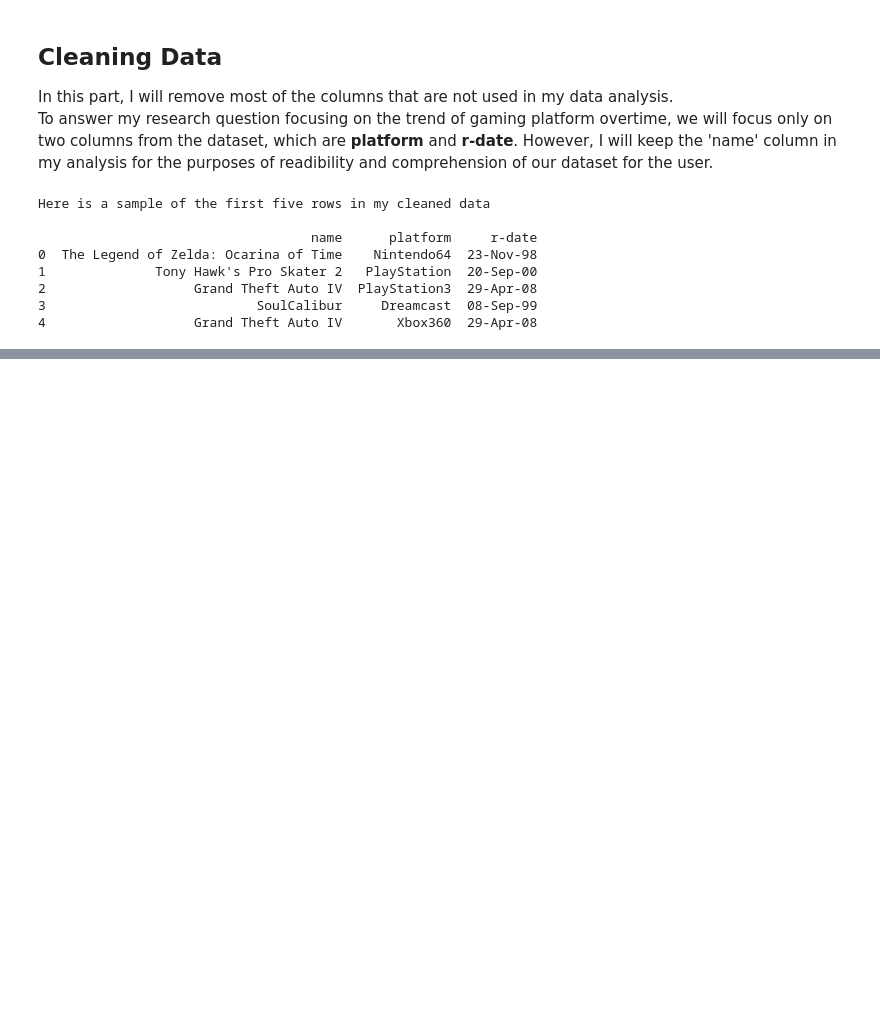
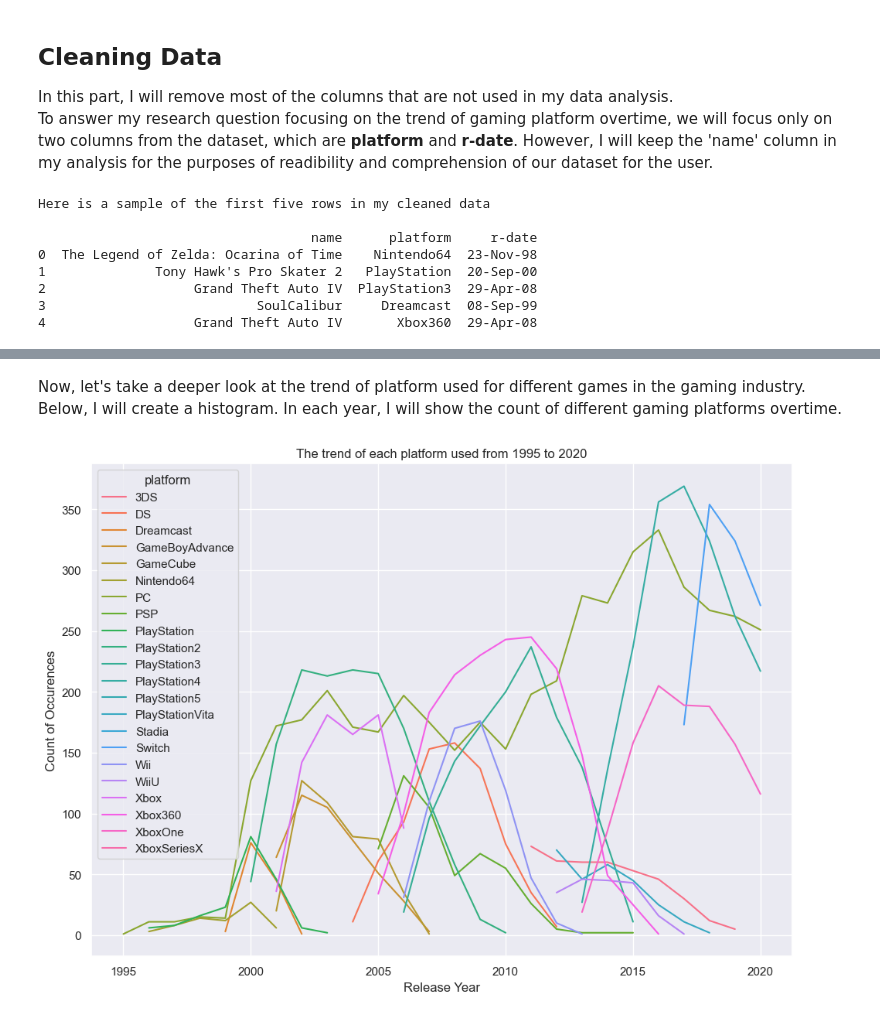
Before and after one commit to ubco-W2022T1-cosc301/project-group07, a Jupyter notebook: notebooks/analysis3.ipynb, the cells around one changed output, grey strips where cells are left out. Cells and saved outputs as stored; diff of their text form; code cells hidden in the pictures; blank space fills up the shorter version.

```diff
--- a/notebooks/analysis3.ipynb
+++ b/notebooks/analysis3.ipynb
@@ -131,0 +208,15 @@ print(orvin_df.head(n=5))
+# %% [markdown]
+Now, let's take a deeper look at the trend of platform used for different games in the gaming industry.
+Below, I will create a histogram. In each year, I will show the count of different gaming platforms overtime.
+# %%
+# Grouping by platform and release_year, and count the platform on each year
+df.groupby(['platform', 'Release_Year'])['platform'].count()
+
+# Specific settings to lineplot 1) Size of the lineplot, 2) 22 Colors to avoid overlapping of each platform
+sns.set(rc={'figure.figsize':(11.7,8.27)})
+sns.color_palette("rocket", 22)
+
+lp = sns.lineplot(dfCount, x="Release_Year", y=df.groupby(['platform', 'Release_Year'])['platform'].count(), hue="platform")
+lp = lp.set(xlabel="Release Year", ylabel="Count of Occurences", title="The trend of each platform used from 1995 to 2020")
+# %% [output]
+[figure, added]
```
Also changed, not shown: parts of 20 cells of this notebook.
